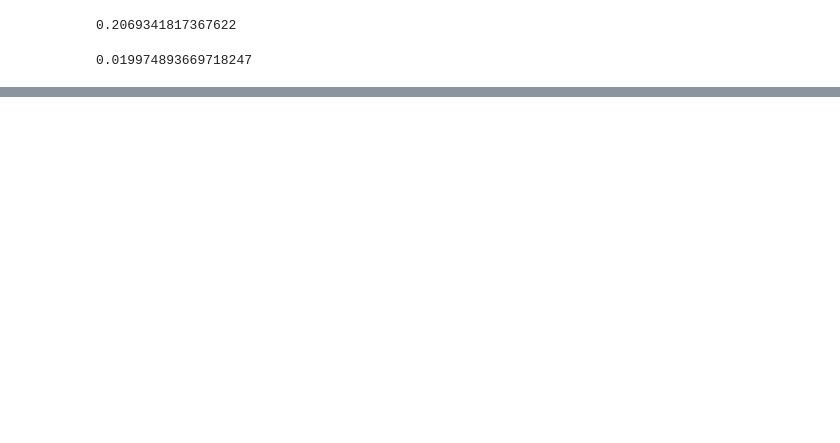
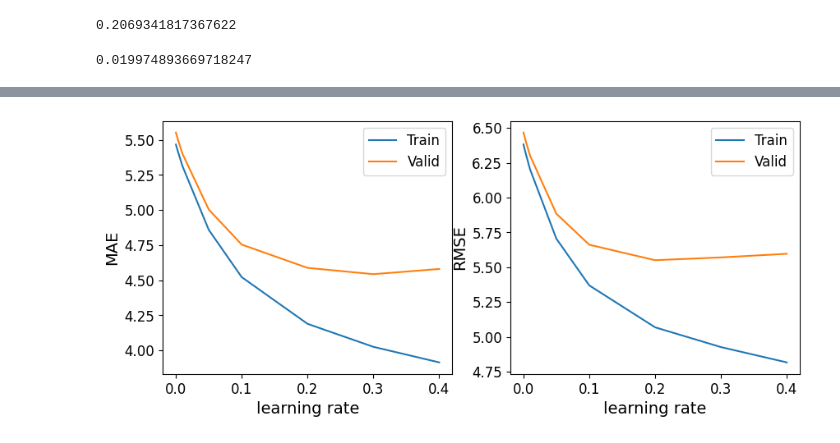
Before and after one commit to UlaStats/MSc-project-pipe-failure-prediction, a Jupyter notebook: Modelling ML.ipynb, the cells around one changed output, grey strips where cells are left out. Saved outputs shown, nothing was run; the diff lists cells and outputs as text; code cells hidden in the pictures; blank space fills up the shorter version.

```diff
--- a/Modelling ML.ipynb
+++ b/Modelling ML.ipynb
@@ -487,0 +601,28 @@ R2_ANN.to_csv("/content/drive/MyDrive/MSc project/Experiment 1/R2_ANN.csv", enco
+# %%
+# learning rate
+
+eta = [0.0001, 0.0003, 0.001, 0.003, 0.01, 0.05, 0.1, 0.2, 0.3, 0.4]
+
+MAE = [5.467, 5.464, 5.452, 5.420, 5.314, 4.859, 4.522, 4.189, 4.025, 3.914 ]
+RMSE = [6.381, 6.377, 6.364, 6.326, 6.204, 5.705, 5.369, 5.068, 4.926, 4.816 ]
+
+valid_MAE = [5.553, 5.549, 5.538, 5.505, 5.402, 5.004, 4.754, 4.588, 4.543, 4.580 ]
+valid_RMSE = [6.467, 6.463, 6.451, 6.415, 6.302, 5.884, 5.661, 5.550, 5.570, 5.596 ]
+
+fix, ax = plt.subplots(1,2, figsize = [10,4])
+
+ax[0].plot(eta, MAE, label = "Train")
+ax[0].plot(eta, valid_MAE, label = "Valid")
+ax[0].legend(fontsize = 12)
+ax[0].set_xlabel("learning rate", fontsize = 14)
+ax[0].set_ylabel("MAE", fontsize = 14)
+ax[0].tick_params(labelsize=12)
+
+ax[1].plot(eta, RMSE, label = "Train")
+ax[1].plot(eta, valid_RMSE, label = "Valid")
+ax[1].legend(fontsize = 12)
+ax[1].set_xlabel("learning rate", fontsize = 14)
+ax[1].set_ylabel("RMSE", fontsize = 14)
+ax[1].tick_params(labelsize = 12)
+# %% [output]
+[figure, added]
```
Also changed, not shown: parts of 63 cells of this notebook.
